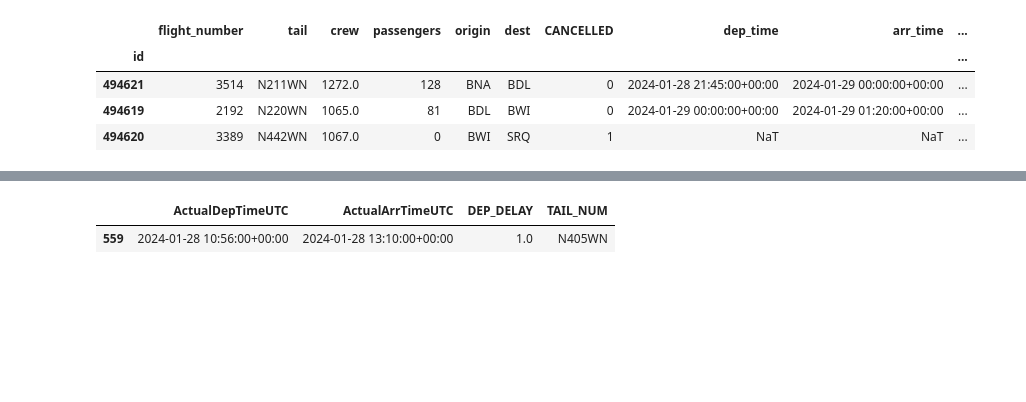
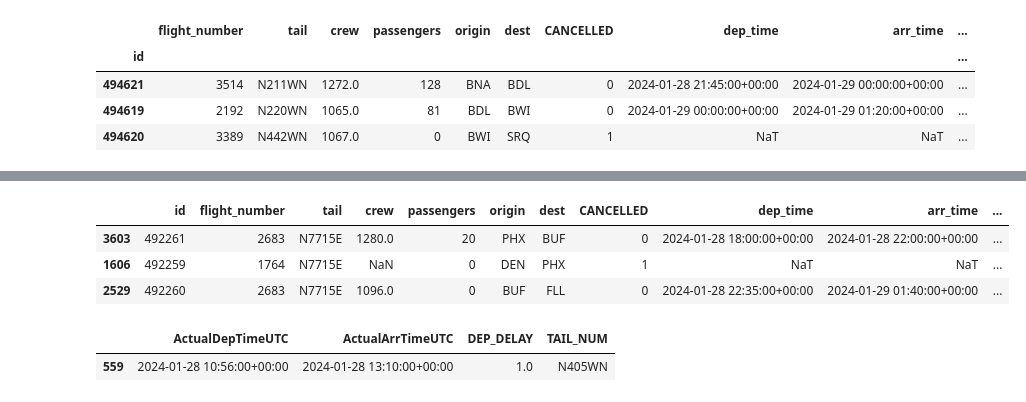
Before and after one commit to broad-well/recovair-abm, a Jupyter notebook: validation/compare_outcomes_once.ipynb, the cells around one changed output, grey strips where cells are left out. Drawn from its saved outputs; the diff is of its cells as text; code cells hidden in the pictures; blank space fills up the shorter version.

```diff
--- a/validation/compare_outcomes_once.ipynb
+++ b/validation/compare_outcomes_once.ipynb
@@ -68,0 +8,22 @@ flight hours {'actual': 8028.033333333334, 'sim': 7836.833333333333}
+# %%
+def prep_intro_comp(csv_location: str):
+    sim = pd.read_csv(csv_location)
+    sim['arr_time'] = pd.to_datetime(sim['arr_time'], utc=True)
+    sim['sched_arr'] = pd.to_datetime(sim['sched_arr'], utc=True)
+    sim['sched_dep'] = pd.to_datetime(sim['sched_dep'], utc=True)
+    sim['dep_time'] = pd.to_datetime(sim['dep_time'], utc=True)
+    comp = co.OutcomeComparison(actual_2024, sim)
+    print(f'-- intro to {csv_location} --')
+    print('otp', comp.compare_otp())
+    print('delay', comp.compare_total_delay())
+    print('cancel', comp.compare_num_cancellations())
+    print('flight hours', comp.compare_total_hours_flown())
+    return comp
+# %%
+comp2024 = prep_intro_comp('../results-2024-01-28-flights.csv')
+comp2024_nodisrupt = prep_intro_comp('../results-2024-01-28-nodisrupt-flights.csv')
+comp2024_dfs = prep_intro_comp('../results-2024-01-28-aircraftdfs-flights.csv')
+comp2024_dfs_nodisrupt = prep_intro_comp('../results-2024-01-28-nodisrupt-aircraftdfs-flights.csv')
+
+comp2024_bumpup = prep_intro_comp('../results-2024-01-28-bumpup-flights.csv')
+comp2024_dfs_bumpup = prep_intro_comp('../results-2024-01-28-aircraftdfs-bumpup-flights.csv')
@@ -357,3 +320,10 @@ comp2024_dfs.simulated.query('id == 491694')
+# %%
+comp2024_dfs_nodisrupt.simulated.query('tail == "N7715E"').sort_values('sched_dep')
+# %% [output]
+|  | id | flight_number | tail | crew | passengers | origin | dest | CANCELLED | dep_time | arr_time | ... |
+| 3603 | 492261 | 2683 | N7715E | 1280.0 | 20 | PHX | BUF | 0 | 2024-01-28 18:00:00+00:00 | 2024-01-28 22:00:00+00:00 | ... |
+| 1606 | 492259 | 1764 | N7715E | NaN | 0 | DEN | PHX | 1 | NaT | NaT | ... |
+| 2529 | 492260 | 2683 | N7715E | 1096.0 | 0 | BUF | FLL | 0 | 2024-01-28 22:35:00+00:00 | 2024-01-29 01:40:00+00:00 | ... |
 # %%
 comp2024_dfs.actual.query('id == 491694')[['ActualDepTimeUTC', 'ActualArrTimeUTC', 'DEP_DELAY', 'TAIL_NUM']]
 # %% [output]
```
Also changed, not shown: parts of 7 cells of this notebook, 4 other files.
